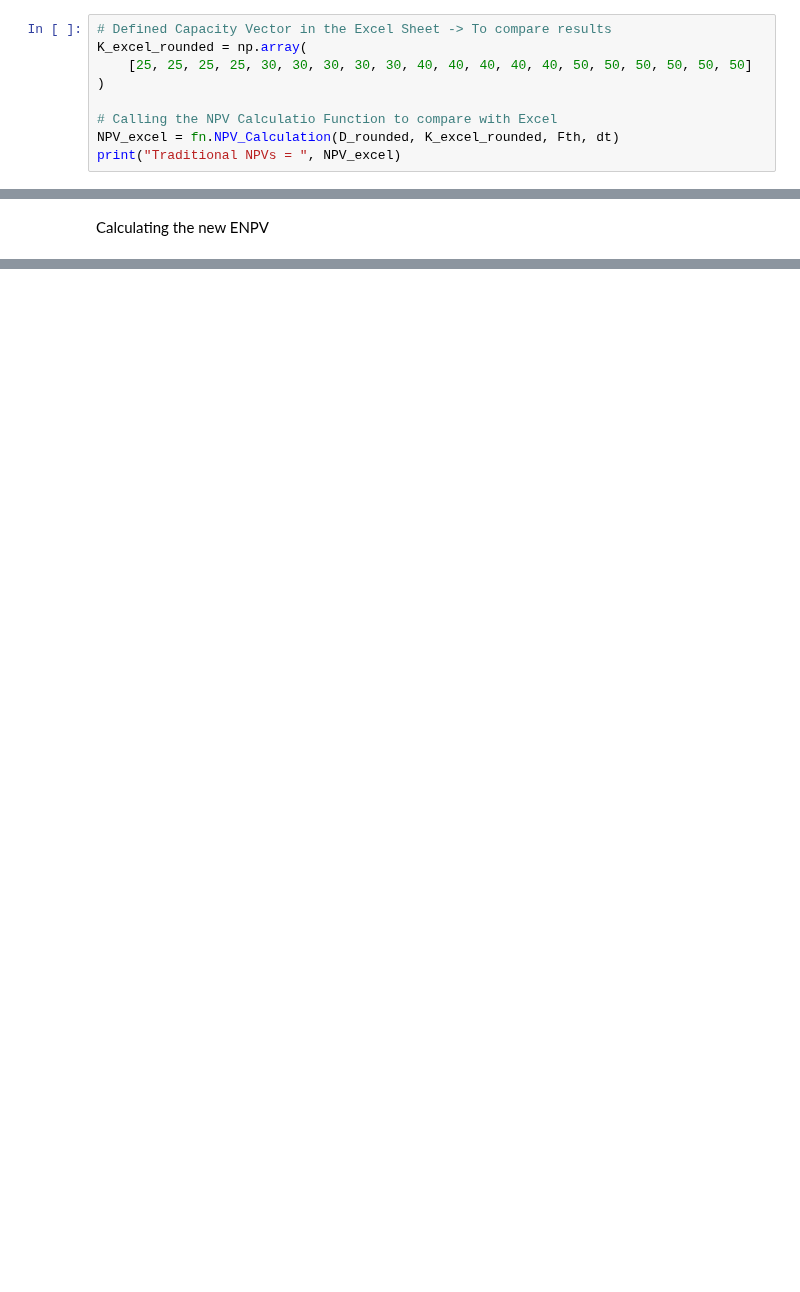
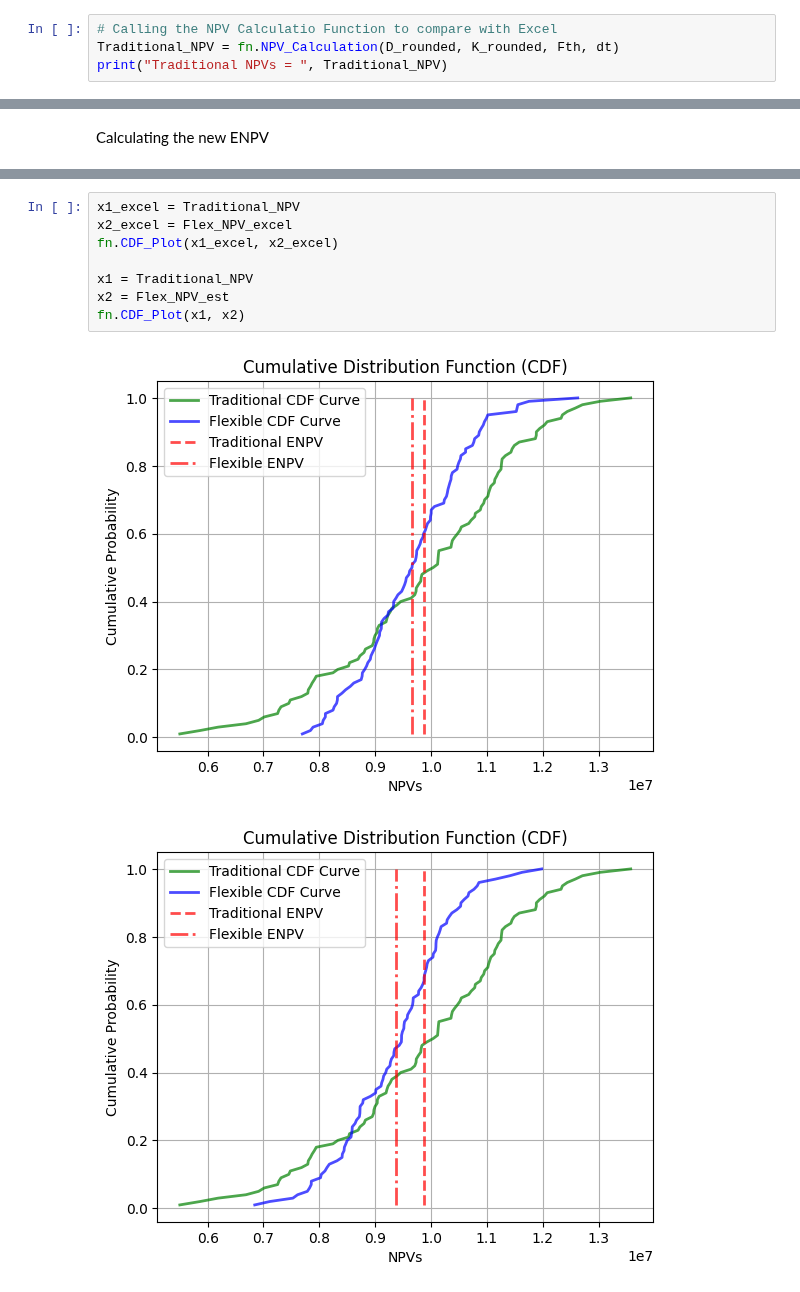
Before and after one commit to Oli767/VT1-Python-Files, a Jupyter notebook: VT1_with_Matrix_Import.ipynb, the cells around one changed output, grey strips where cells are left out. Drawn from its saved outputs; the diff is of its cells as text; blank space fills up the shorter version.

```diff
--- a/VT1_with_Matrix_Import.ipynb
+++ b/VT1_with_Matrix_Import.ipynb
@@ -138,12 +118,7 @@ fn.Scenario_plot(Capacity_plot, Fth, True, "Staircase Capacity")
 # %% [markdown]
 Calling the NPV Calculation Function for Comparsion with the Excel Sheet
 # %%
-# Defined Capacity Vector in the Excel Sheet -> To compare results
-K_excel_rounded = np.array(
-    [25, 25, 25, 25, 30, 30, 30, 30, 30, 40, 40, 40, 40, 40, 50, 50, 50, 50, 50, 50]
-)
-
 # Calling the NPV Calculatio Function to compare with Excel
-NPV_excel = fn.NPV_Calculation(D_rounded, K_excel_rounded, Fth, dt)
-print("Traditional NPVs = ", NPV_excel)
+Traditional_NPV = fn.NPV_Calculation(D_rounded, K_rounded, Fth, dt)
+print("Traditional NPVs = ", Traditional_NPV)
 # %% [output]
@@ -405,0 +257,11 @@ Plotting Excel Data (Specific to Sample Excel, all other Inputs need to be adjus
+# %%
+x1_excel = Traditional_NPV
+x2_excel = Flex_NPV_excel
+fn.CDF_Plot(x1_excel, x2_excel)
+
+x1 = Traditional_NPV
+x2 = Flex_NPV_est
+fn.CDF_Plot(x1, x2)
+# %% [output]
+[figure, added]
+[figure, added]
```
Also changed, not shown: parts of 34 cells of this notebook, 2 other files.
